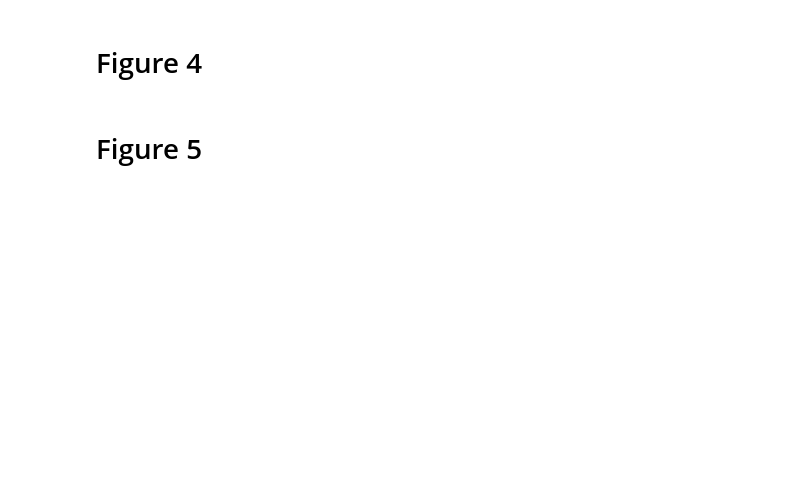
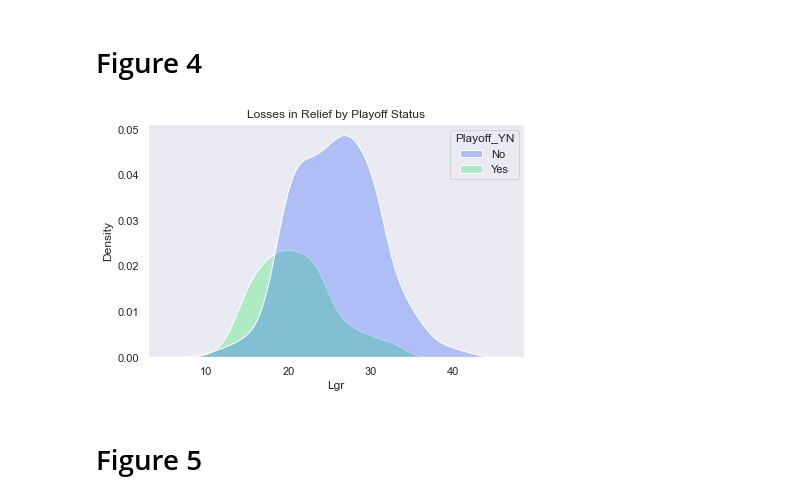
Before and after one commit to the-data-science-union/DSU-S2022-MLB, a Jupyter notebook: Code and Work/Pitching/Relief Pitching/Vince_Relief_Pitching_Visualization.ipynb, the cells around one changed output. Cells and saved outputs as stored; diff of their text form; code cells hidden in the pictures; blank space fills up the shorter version.

```diff
--- a/Code and Work/Pitching/Relief Pitching/Vince_Relief_Pitching_Visualization.ipynb
+++ b/Code and Work/Pitching/Relief Pitching/Vince_Relief_Pitching_Visualization.ipynb
@@ -77,4 +78,11 @@ plt.show()
 # %% [markdown]
 # Figure 4
+# %%
+plt.style.use('seaborn-bright')
+sns.kdeplot(data = relief, x = 'Lgr', hue = 'Playoff_YN', shade = True, edgecolor = None)
+plt.title('Losses in Relief by Playoff Status')
+plt.show()
+# %% [output]
+[figure, added]
 # %% [markdown]
 # Figure 5
```
Also changed, not shown: parts of 7 cells of this notebook, 2 other files.
